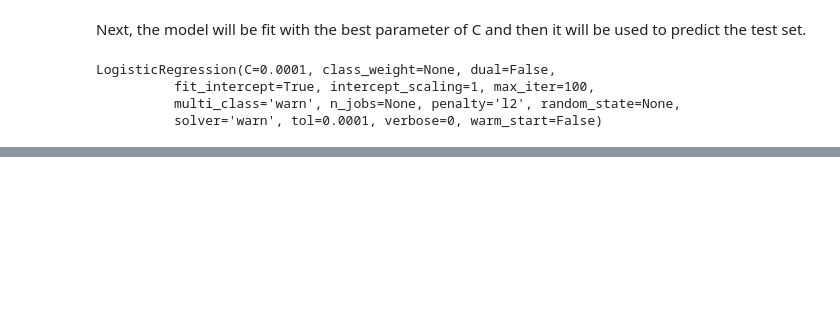
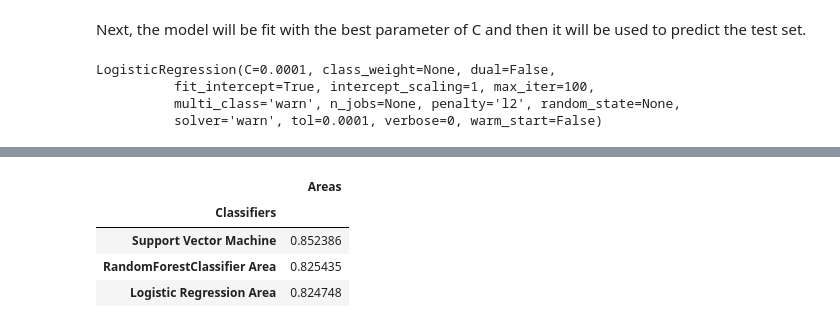
Before and after one commit to adjakka/Capstone_Projects, a Jupyter notebook: Springboard_Capstone_Project_1/Machine_Learning_steps.ipynb, the cells around one changed output, grey strips where cells are left out. Cells and saved outputs as stored; diff of their text form; code cells hidden in the pictures; blank space fills up the shorter version.

```diff
--- a/Springboard_Capstone_Project_1/Machine_Learning_steps.ipynb
+++ b/Springboard_Capstone_Project_1/Machine_Learning_steps.ipynb
@@ -407,0 +371,18 @@ The accuracy score is close to ~76% which is really close to the training set ac
+# %%
+area_log_reg = auc(recall_lg, precision_lg)
+area_rf = auc(recall_rf, precision_rf)
+area_svm = auc(recall_sv, precision_sv)
+# %%
+list1 = ['Logistic Regression Area', 'RandomForestClassifier Area', 'Support Vector Machine']
+# %%
+areas_prec_recall = pd.DataFrame({'Classifiers' : list1, 'Areas' : [area_log_reg, area_rf , area_svm]})
+# %%
+areas_df = areas_prec_recall.sort_values('Areas', ascending = False).set_index('Classifiers')
+# %%
+areas_df
+# %% [output]
+|  | Areas |
+| Classifiers |  |
+| Support Vector Machine | 0.852386 |
+| RandomForestClassifier Area | 0.825435 |
+| Logistic Regression Area | 0.824748 |
```
Also changed, not shown: parts of 106 cells of this notebook.
